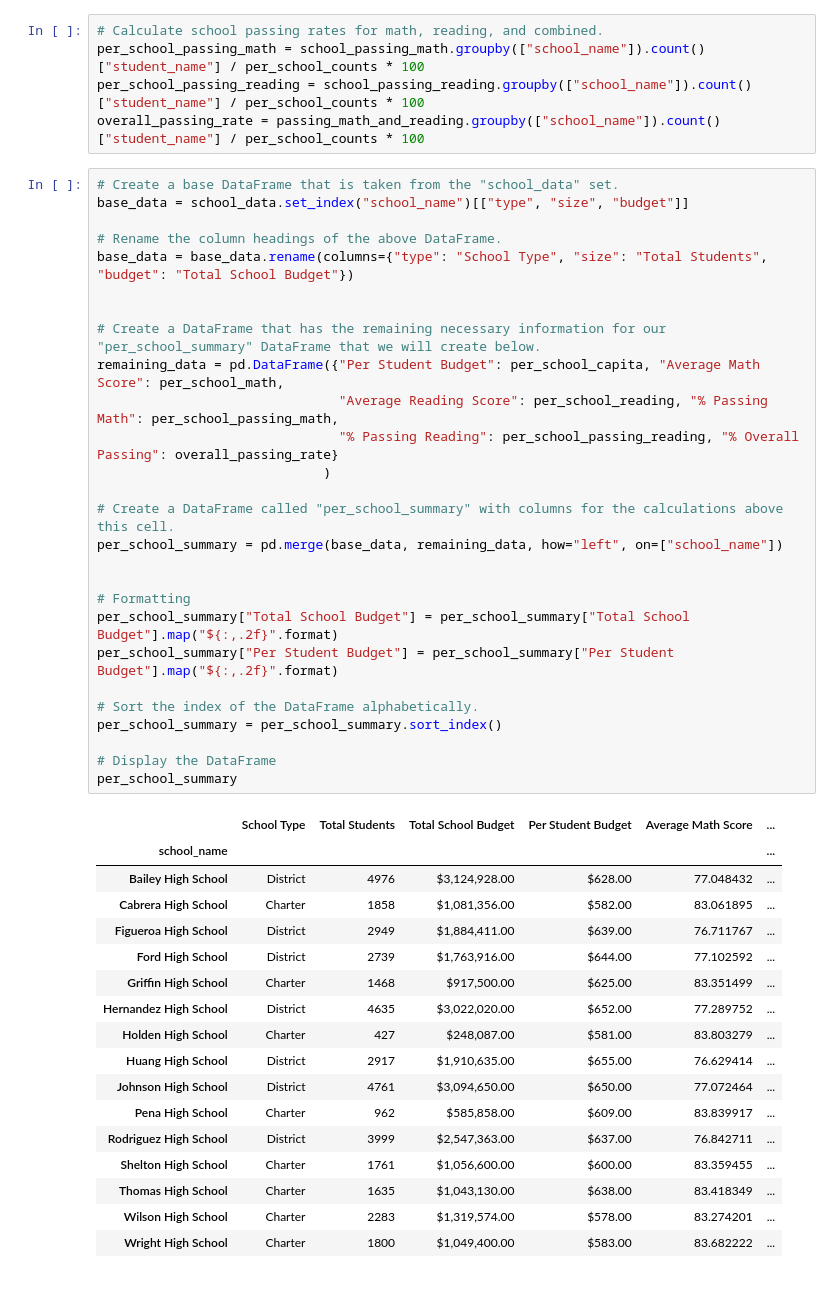
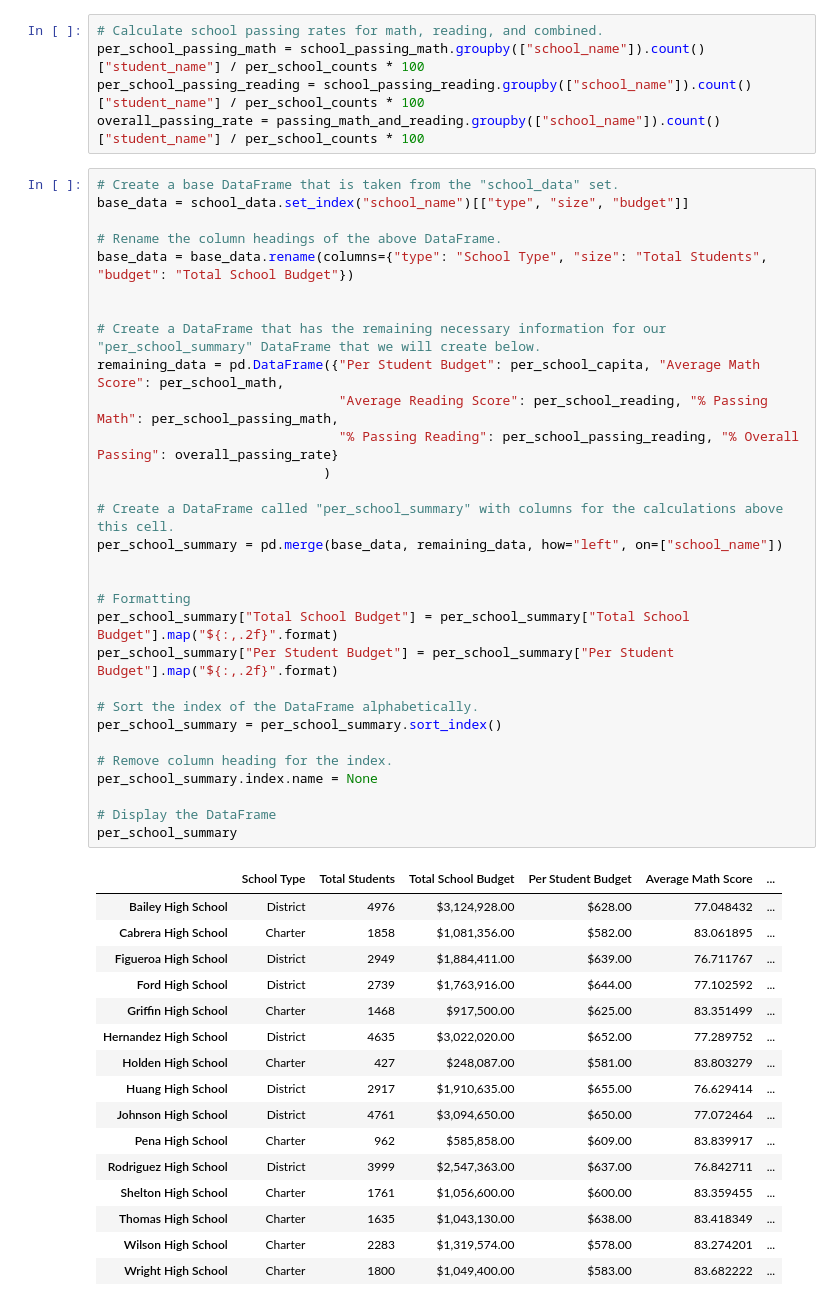
Before and after one commit to mradovic10/pandas-challenge, a Jupyter notebook: PyCitySchools/PyCitySchools.ipynb, the cells around one changed output. Cells and saved outputs as stored; diff of their text form.

```diff
--- a/PyCitySchools/PyCitySchools.ipynb
+++ b/PyCitySchools/PyCitySchools.ipynb
@@ -236,33 +236,35 @@ overall_passing_rate = passing_math_and_reading.groupby(["school_name"]).count()
 # %%
 # Create a base DataFrame that is taken from the "school_data" set.
 base_data = school_data.set_index("school_name")[["type", "size", "budget"]]
 
 # Rename the column headings of the above DataFrame.
 base_data = base_data.rename(columns={"type": "School Type", "size": "Total Students", "budget": "Total School Budget"})
 
 
 # Create a DataFrame that has the remaining necessary information for our "per_school_summary" DataFrame that we will create below.
 remaining_data = pd.DataFrame({"Per Student Budget": per_school_capita, "Average Math Score": per_school_math,
                                "Average Reading Score": per_school_reading, "% Passing Math": per_school_passing_math,
                                "% Passing Reading": per_school_passing_reading, "% Overall Passing": overall_passing_rate}
                              )
 
 # Create a DataFrame called "per_school_summary" with columns for the calculations above this cell.
 per_school_summary = pd.merge(base_data, remaining_data, how="left", on=["school_name"])
 
 
 # Formatting
 per_school_summary["Total School Budget"] = per_school_summary["Total School Budget"].map("${:,.2f}".format)
 per_school_summary["Per Student Budget"] = per_school_summary["Per Student Budget"].map("${:,.2f}".format)
 
 # Sort the index of the DataFrame alphabetically.
 per_school_summary = per_school_summary.sort_index()
 
+# Remove column heading for the index.
+per_school_summary.index.name = None
+
 # Display the DataFrame
 per_school_summary
 # %% [output]
 |  | School Type | Total Students | Total School Budget | Per Student Budget | Average Math Score | ... |
-| school_name |  |  |  |  |  | ... |
 | Bailey High School | District | 4976 | $3,124,928.00 | $628.00 | 77.048432 | ... |
 | Cabrera High School | Charter | 1858 | $1,081,356.00 | $582.00 | 83.061895 | ... |
 | Figueroa High School | District | 2949 | $1,884,411.00 | $639.00 | 76.711767 | ... |
```
Also changed, not shown: parts of 12 cells of this notebook.
